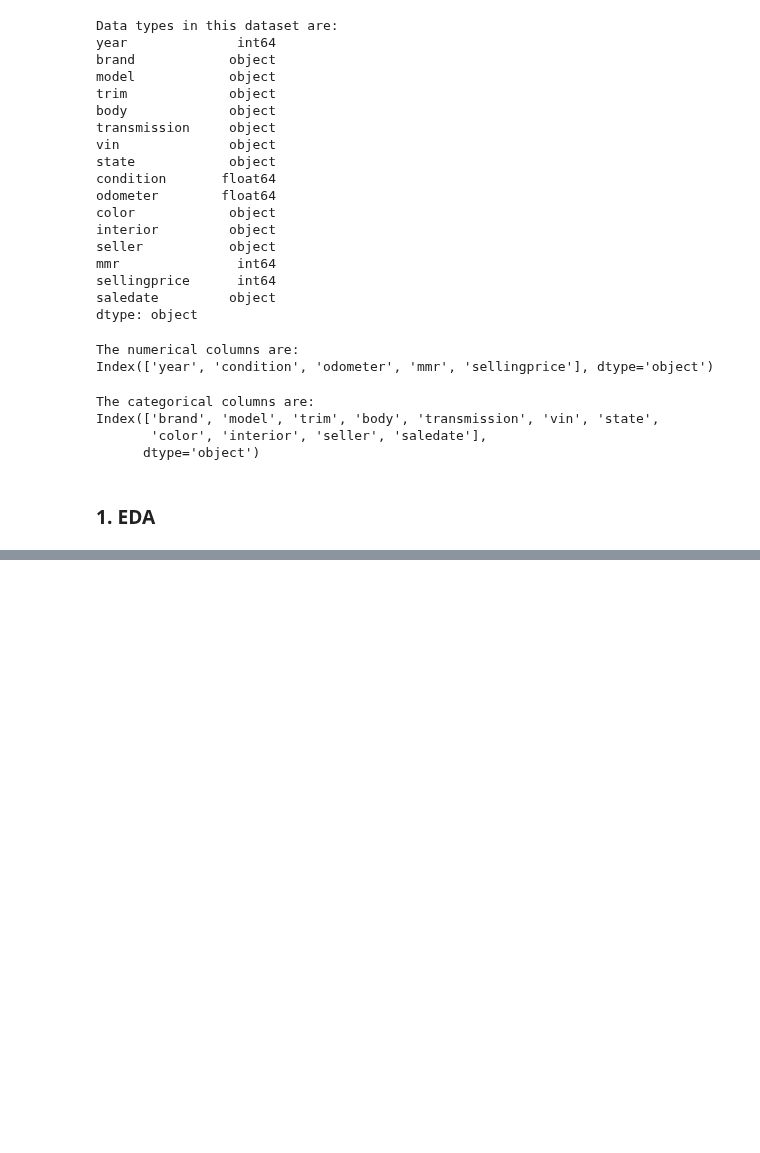
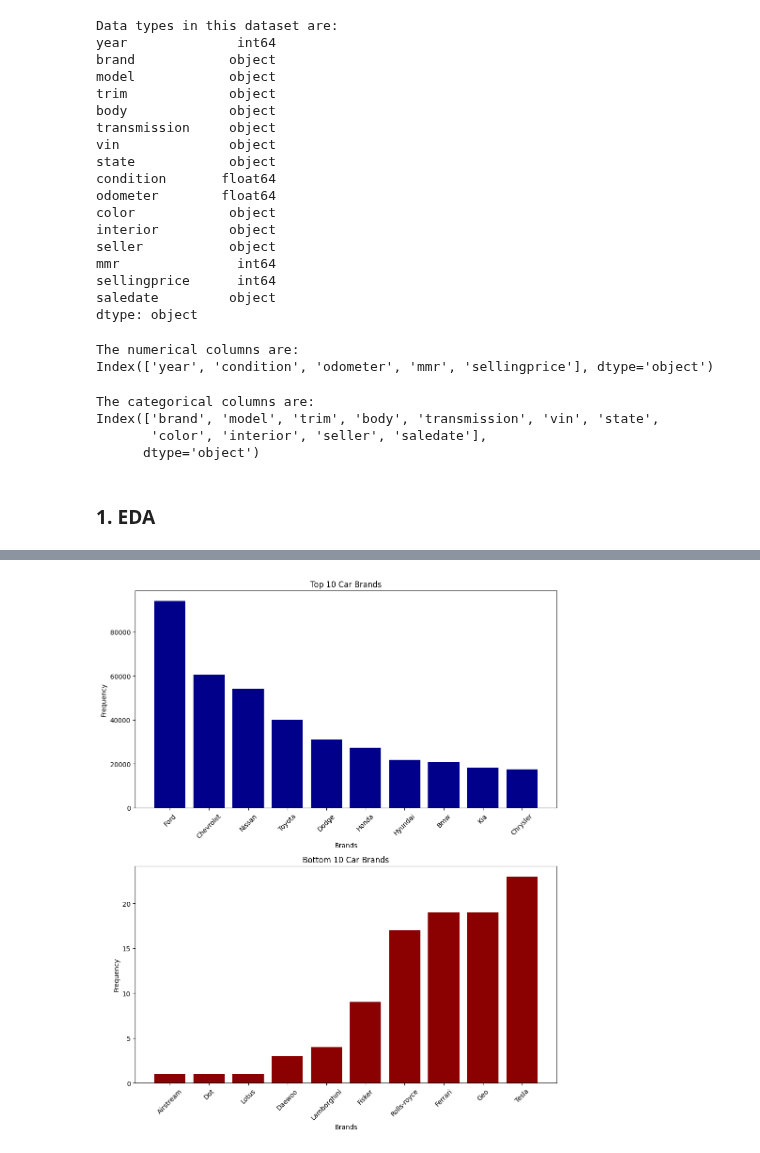
Before and after one commit to maxheijmans/AIM4B_Group1, a Jupyter notebook: UsedCarAuctionPrices/EDA_UsedCarAuctionPrices.ipynb, the cells around one changed output, grey strips where cells are left out. Saved outputs shown, nothing was run; the diff lists cells and outputs as text; code cells hidden in the pictures; blank space fills up the shorter version.

Commit message:
Added some plots

```diff
--- a/UsedCarAuctionPrices/EDA_UsedCarAuctionPrices.ipynb
+++ b/UsedCarAuctionPrices/EDA_UsedCarAuctionPrices.ipynb
@@ -305,0 +322,26 @@ plt.show()
+# %%
+#Checking the top 10 and bottom 10 cars that are auctioned
+top_10_brands = car_df['brand'].value_counts().nlargest(10)
+bottom_10_brands = car_df['brand'].value_counts().nsmallest(10)
+
+#Plotting both top 10 and bottom 10 brands in one figure
+fig, axes = plt.subplots(nrows=2, ncols=1, figsize=(10, 12))
+
+#Plotting the top 10 brands
+axes[0].bar(top_10_brands.index, top_10_brands, color='darkblue')
+axes[0].set_title('Top 10 Car Brands')
+axes[0].set_xlabel('Brands')
+axes[0].set_ylabel('Frequency')
+axes[0].tick_params(axis='x', rotation=45)
+
+#Plotting the bottom 10 brands
+axes[1].bar(bottom_10_brands.index, bottom_10_brands, color='darkred')
+axes[1].set_title('Bottom 10 Car Brands')
+axes[1].set_xlabel('Brands')
+axes[1].set_ylabel('Frequency')
+axes[1].tick_params(axis='x', rotation=45)
+
+plt.tight_layout()
+plt.show()
+# %% [output]
+[figure, added]
```
Also changed, not shown: parts of 6 cells of this notebook.
